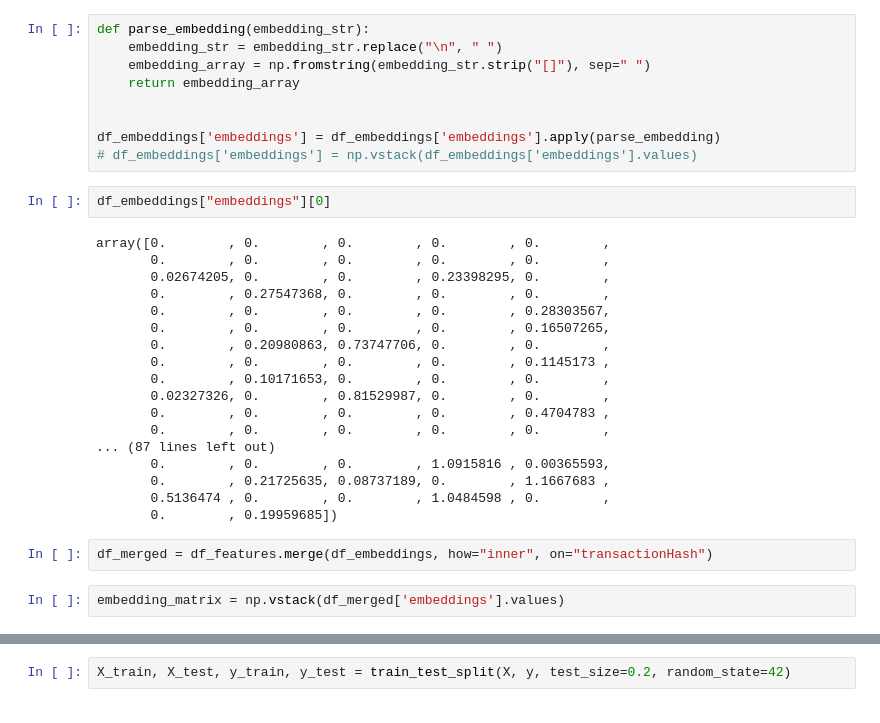
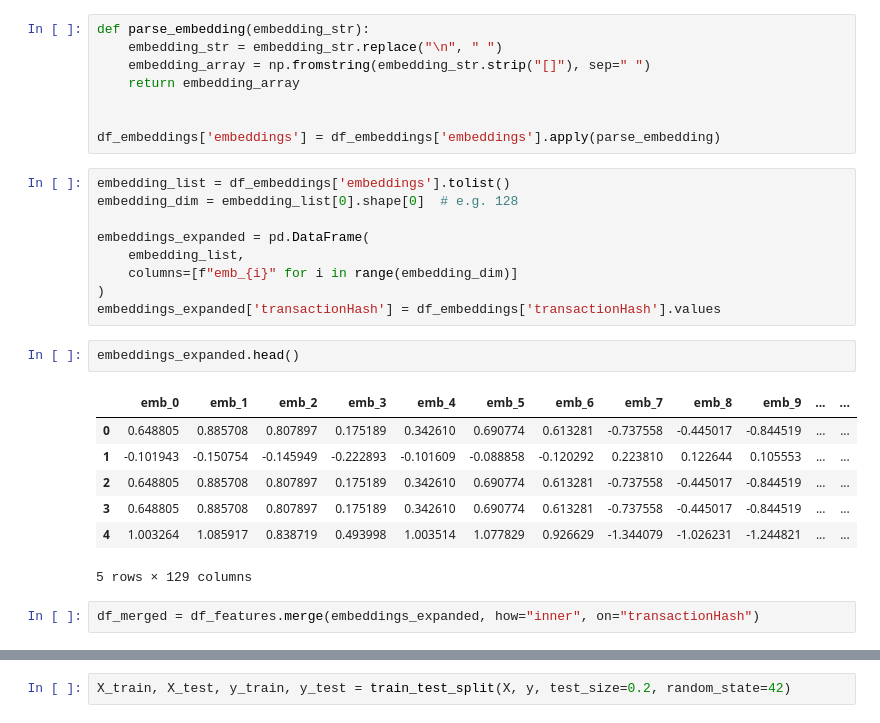
Before and after one commit to liamti5/Graph-Inverse-Reinforcement-Learning-for-MEV-Detection-on-Ethereum, a Jupyter notebook: notebooks/3.06-random-forest-features-edges-with-embeddings.ipynb, the cells around one changed output, grey strips where cells are left out. Drawn from its saved outputs; the diff is of its cells as text.

```diff
--- a/notebooks/3.06-random-forest-features-edges-with-embeddings.ipynb
+++ b/notebooks/3.06-random-forest-features-edges-with-embeddings.ipynb
@@ -33,34 +33,30 @@ df_embeddings.head()
+# %%
+def parse_embedding(embedding_str):
+    embedding_str = embedding_str.replace("\n", " ")
+    embedding_array = np.fromstring(embedding_str.strip("[]"), sep=" ")
+    return embedding_array
+
+
+df_embeddings['embeddings'] = df_embeddings['embeddings'].apply(parse_embedding)
 # %%
-def parse_embedding(embedding_str):
-    embedding_str = embedding_str.replace("\n", " ")
-    embedding_array = np.fromstring(embedding_str.strip("[]"), sep=" ")
-    return embedding_array
+embedding_list = df_embeddings['embeddings'].tolist()
+embedding_dim = embedding_list[0].shape[0]  # e.g. 128
 
-
-df_embeddings['embeddings'] = df_embeddings['embeddings'].apply(parse_embedding)
-# df_embeddings['embeddings'] = np.vstack(df_embeddings['embeddings'].values)
+embeddings_expanded = pd.DataFrame(
+    embedding_list,
+    columns=[f"emb_{i}" for i in range(embedding_dim)]
+)
+embeddings_expanded['transactionHash'] = df_embeddings['transactionHash'].values
-# %%
-df_embeddings["embeddings"][0]
-# %% [output]
-array([0.        , 0.        , 0.        , 0.        , 0.        ,
-       0.        , 0.        , 0.        , 0.        , 0.        ,
-       0.02674205, 0.        , 0.        , 0.23398295, 0.        ,
-       0.        , 0.27547368, 0.        , 0.        , 0.        ,
-       0.        , 0.        , 0.        , 0.        , 0.28303567,
-       0.        , 0.        , 0.        , 0.        , 0.16507265,
-       0.        , 0.20980863, 0.73747706, 0.        , 0.        ,
-       0.        , 0.        , 0.        , 0.        , 0.1145173 ,
-       0.        , 0.10171653, 0.        , 0.        , 0.        ,
-       0.02327326, 0.        , 0.81529987, 0.        , 0.        ,
-       0.        , 0.        , 0.        , 0.        , 0.4704783 ,
-       0.        , 0.        , 0.        , 0.        , 0.        ,
-... (87 lines left out)
-       0.        , 0.        , 0.        , 1.0915816 , 0.00365593,
-       0.        , 0.21725635, 0.08737189, 0.        , 1.1667683 ,
-       0.5136474 , 0.        , 0.        , 1.0484598 , 0.        ,
-       0.        , 0.19959685])
+# %%
+embeddings_expanded.head()
+# %% [output]
+|  | emb_0 | emb_1 | emb_2 | emb_3 | emb_4 | emb_5 | emb_6 | emb_7 | emb_8 | emb_9 | ... | ... |
+| 0 | 0.648805 | 0.885708 | 0.807897 | 0.175189 | 0.342610 | 0.690774 | 0.613281 | -0.737558 | -0.445017 | -0.844519 | ... | ... |
+| 1 | -0.101943 | -0.150754 | -0.145949 | -0.222893 | -0.101609 | -0.088858 | -0.120292 | 0.223810 | 0.122644 | 0.105553 | ... | ... |
+| 2 | 0.648805 | 0.885708 | 0.807897 | 0.175189 | 0.342610 | 0.690774 | 0.613281 | -0.737558 | -0.445017 | -0.844519 | ... | ... |
+| 3 | 0.648805 | 0.885708 | 0.807897 | 0.175189 | 0.342610 | 0.690774 | 0.613281 | -0.737558 | -0.445017 | -0.844519 | ... | ... |
+| 4 | 1.003264 | 1.085917 | 0.838719 | 0.493998 | 1.003514 | 1.077829 | 0.926629 | -1.344079 | -1.026231 | -1.244821 | ... | ... |
+5 rows × 129 columns
 # %%
-df_merged = df_features.merge(df_embeddings, how="inner", on="transactionHash")
+df_merged = df_features.merge(embeddings_expanded, how="inner", on="transactionHash")
-# %%
-embedding_matrix = np.vstack(df_merged['embeddings'].values)
 # %%
```
Also changed, not shown: parts of 9 cells of this notebook, 2 other files.
